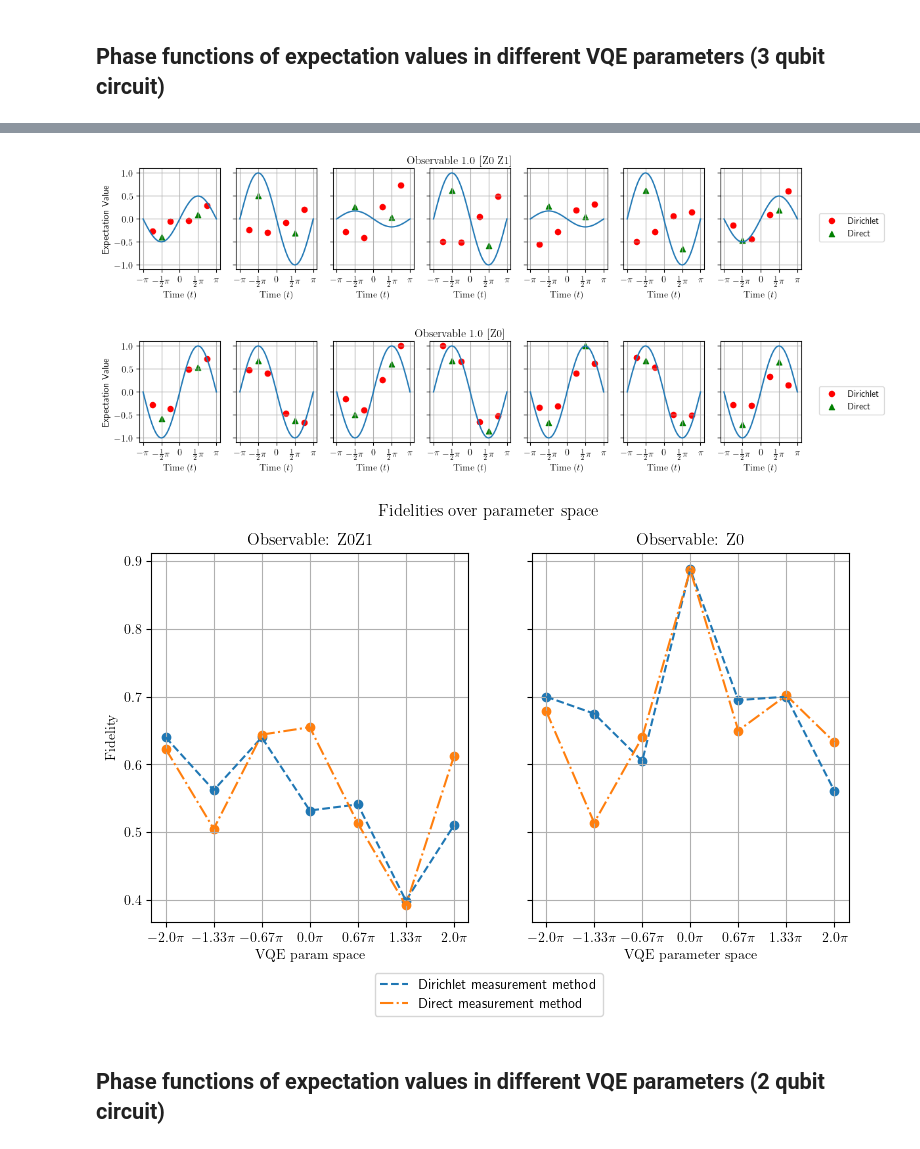
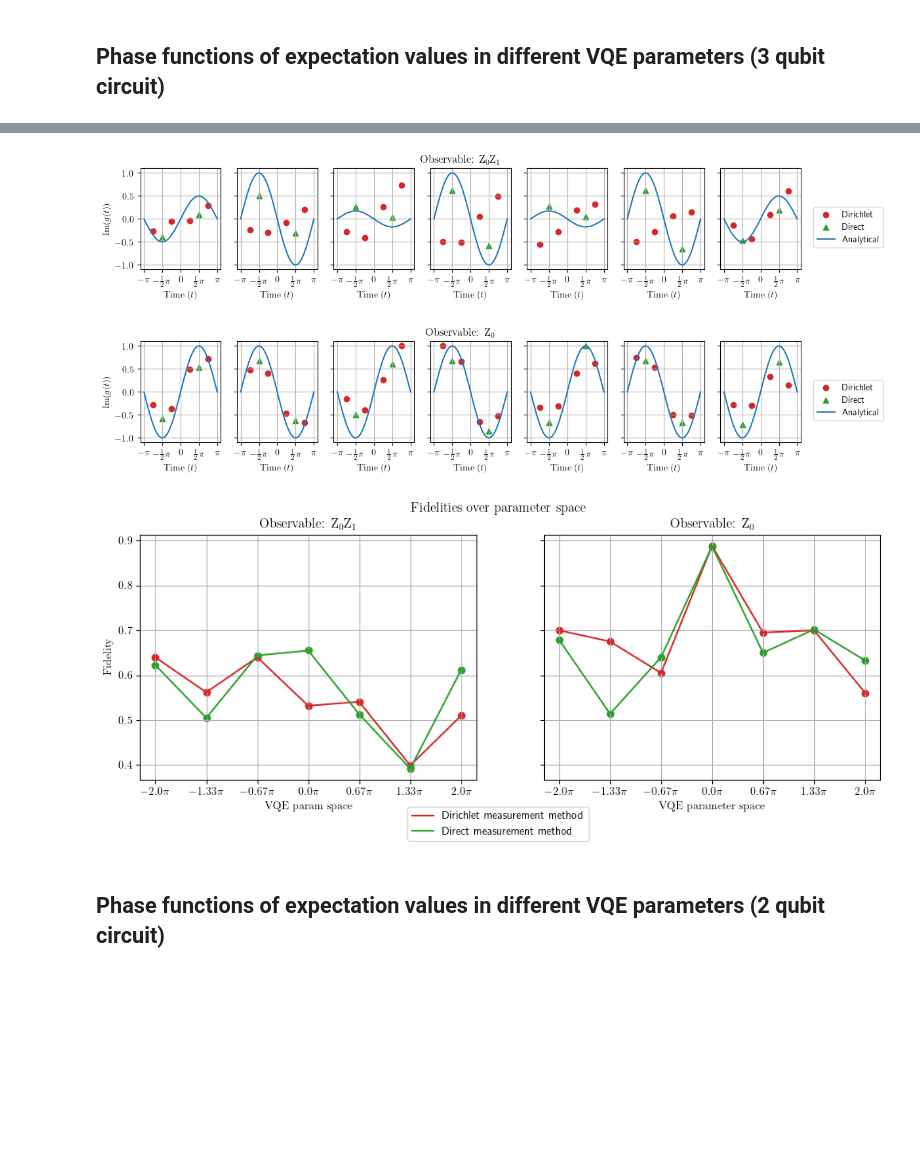
Before and after one commit to fgkritsis/PhD_notebooks, a Jupyter notebook: Mainz_data/mainz_trapped_ion_experiments.ipynb, the cells around one changed output, grey strips where cells are left out. Saved outputs shown, nothing was run; the diff lists cells and outputs as text; code cells hidden in the pictures; blank space fills up the shorter version.

```diff
--- a/Mainz_data/mainz_trapped_ion_experiments.ipynb
+++ b/Mainz_data/mainz_trapped_ion_experiments.ipynb
@@ -281,7 +231,7 @@ for obs in unique_obs_3qb:
             dirichlet_vpe_expvals[param_str],
             label='Dirichlet'if i==0 else None,
             marker='o',
-            color='red'
+            color='tab:red'
         )
 
         # Scatter plot for Direct data
@@ -290,13 +240,13 @@ for obs in unique_obs_3qb:
             direct_vpe_expvals[param_str],
             label="Direct" if i==0 else None,
             marker='^',
-            color='green'
+            color='tab:green'
         )
-        ax.plot(an_times, phase_func_imag_analytic[param_str], linestyle='-')
+        ax.plot(an_times, phase_func_imag_analytic[param_str], linestyle='-', color='tab:blue', label='Analytical' if i==0 else "")
         #ax.set_title(f"Parameter: {param_str}")
         ax.set_xlabel(r'$\textrm{Time }(t)$')
         if i == 0:
-            ax.set_ylabel("Expectation Value")
+            ax.set_ylabel(r"$\textrm{Im}(g(t))$")
 
         pi_formatter = lambda x: r"${}\pi$".format(np.round(x / np.pi,1))
         tick_labels = [r"$-\pi$",r"$-\frac{1}{2}\pi$",r"$0$",r"$\frac{1}{2}\pi$",r"$\pi$"]#[pi_formatter(x) for x in np.linspace(-np.pi, np.pi, num=5)]
@@ -305,15 +255,16 @@ for obs in unique_obs_3qb:
 
     #fig_phases.legend(loc='outside lower center', bbox_to_anchor=(0.5, -0.4))
     fig_phases.legend(loc='right')
-    fig_phases.suptitle(r'$\textrm{Observable '+str(obs)+'}$')
-    figures_filename= notebook_path+'/phase_functions_1x'+str(len(unique_params_3qb))+'_3qubits/'+'/phase_funcs_obs_'+str(obs)+'.pdf'
+    obs_name=r"$\textrm{Z}_0\textrm{Z}_1$" if obs == unique_obs_3qb[0] else r"$\textrm{Z}_0$"
+    fig_phases.suptitle(r'$\textrm{Observable: '+obs_name+'}$')
+    figures_filename= notebook_path+'/3_qubit_experiments/'+'phase_funcs_3qb_obs_'+str(obs)+'.pdf'
     Path(figures_filename).parent.mkdir(parents=True, exist_ok=True)
     fig_phases.set_figwidth(13)
     plt.savefig(figures_filename, bbox_inches='tight')
     plt.show()
 # %% [output]
-[figure, old version]
+[figure, new version]
-[figure, old version]
+[figure, new version]
 # %%
 fids=[]
 fidelities={}
@@ -355,47 +306,48 @@ for idx, param in enumerate(unique_params_3qb):
     fids_for_z0_over_params_dirichlet.append(fids_for_z0_over_methods['dirichlet'])
     fids_for_z0_over_params_direct.append(fids_for_z0_over_methods['direct'])
     fids_for_z0z1_over_params_dirichlet.append(fids_for_z0z1_over_methods['dirichlet'])
     fids_for_z0z1_over_params_direct.append(fids_for_z0z1_over_methods['direct'])
 
 
 fig_dirichlet, (ax1, ax2) = plt.subplots(1,2, sharey=True)
 
-ax1.plot(params_for_fids, fids_for_z0_over_params_dirichlet, linestyle="--", label="Dirichlet measurement method")
-ax1.plot(params_for_fids, fids_for_z0_over_params_direct, linestyle="-.", label="Direct measurement method")
-ax1.scatter(params_for_fids, fids_for_z0_over_params_dirichlet)
-ax1.scatter(params_for_fids, fids_for_z0_over_params_direct)
+ax1.plot(params_for_fids, fids_for_z0_over_params_dirichlet, linestyle="-", color='tab:red', label="Dirichlet measurement method")
+ax1.plot(params_for_fids, fids_for_z0_over_params_direct, linestyle="-", color='tab:green', label="Direct measurement method")
+ax1.scatter(params_for_fids, fids_for_z0_over_params_dirichlet, color='tab:red')
+ax1.scatter(params_for_fids, fids_for_z0_over_params_direct, color='tab:green')
 ax1.set_xlabel(r'$\textrm{VQE param space}$')
 ax1.set_ylabel(r'$\textrm{Fidelity}$')
-ax1.set_title(r'$\textrm{Observable: Z0Z1}$')
+ax1.set_title(r'$\textrm{Observable: Z}_0\textrm{Z}_1$')
 assert '1.0 [Z0 Z1]'==unique_obs_3qb[0]
 
 pi_formatter = lambda x: r"${}\pi$".format(np.round(x / np.pi,2))
 tick_labels = [pi_formatter(x) for x in params_for_fids]
 ax1.set_xticks(params_for_fids, tick_labels)
 ax1.grid(True)
 
-ax2.plot(params_for_fids, fids_for_z0z1_over_params_dirichlet, linestyle="--")
-ax2.plot(params_for_fids, fids_for_z0z1_over_params_direct, linestyle="-.")
-ax2.scatter(params_for_fids, fids_for_z0z1_over_params_dirichlet)
-ax2.scatter(params_for_fids, fids_for_z0z1_over_params_direct)
+ax2.plot(params_for_fids, fids_for_z0z1_over_params_dirichlet, linestyle="-", color='tab:red')
+ax2.plot(params_for_fids, fids_for_z0z1_over_params_direct, linestyle="-", color='tab:green')
+ax2.scatter(params_for_fids, fids_for_z0z1_over_params_dirichlet, color='tab:red')
+ax2.scatter(params_for_fids, fids_for_z0z1_over_params_direct, color='tab:green')
 ax2.set_xlabel(r'$\textrm{VQE parameter space}$')
 
-ax2.set_title(r'$\textrm{Observable: Z0}$')
+ax2.set_title(r'$\textrm{Observable: Z}_0$')
 assert '1.0 [Z0]'==unique_obs_3qb[1]
 ax2.set_xticks(params_for_fids, tick_labels)
 ax2.grid(True)
 
 fig_dirichlet.suptitle(r'$\textrm{Fidelities over parameter space}$')
 fig_dirichlet.legend(bbox_to_anchor=(0.5, -0.1), loc='outside lower center')
-fig_dirichlet.set_figwidth(9)
+fig_dirichlet.set_figwidth(12)
+fig_dirichlet.set_figheight(4)
 #fig_dirichlet.show()
 from pathlib import Path
-figures_filename= notebook_path+'/fidelities_3qubits/'+'/fidelities.pdf'
+figures_filename= notebook_path+'/3_qubit_experiments/'+'fidelities_3qb.pdf'
 Path(figures_filename).parent.mkdir(parents=True, exist_ok=True)
-plt.savefig(figures_filename)
+plt.savefig(figures_filename, bbox_inches='tight')
 plt.show()
 # %% [output]
-[figure, old version]
+[figure, new version]
 # %% [markdown]
 ## Phase functions of expectation values in different VQE parameters (2 qubit circuit)
 # %%
```
Also changed, not shown: parts of 21 cells of this notebook, 14 other files.
